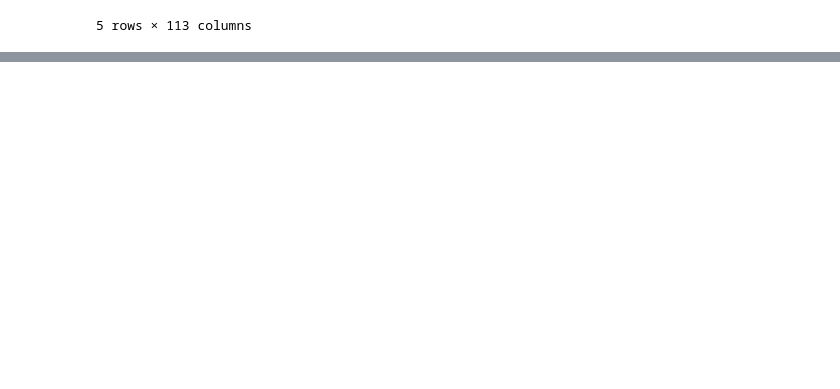
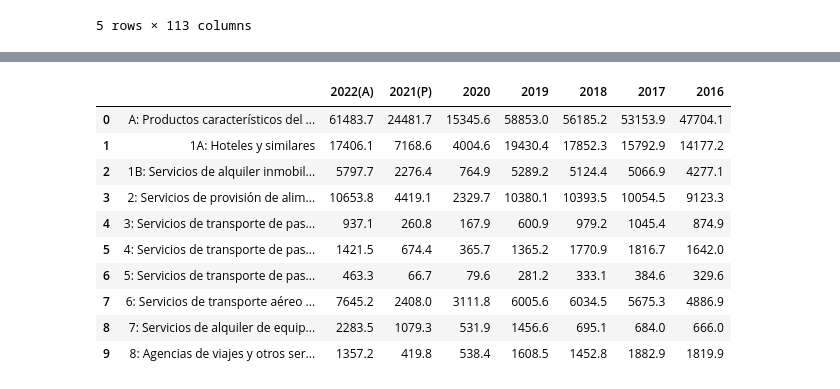
Before and after one commit to Cristianvas198/EDA_Turismo, a Jupyter notebook: 1-Definicion_EDA_turismo.ipynb, the cells around one changed output, grey strips where cells are left out. Saved outputs shown, nothing was run; the diff lists cells and outputs as text; code cells hidden in the pictures; blank space fills up the shorter version.

```diff
--- a/1-Definicion_EDA_turismo.ipynb
+++ b/1-Definicion_EDA_turismo.ipynb
@@ -100,3 +117,15 @@ df_1.head()
 # %%
 # Quinto dataset
-df_1.head()
+df_5.head(10)
+# %% [output]
+|  |  | 2022(A) | 2021(P) | 2020 | 2019 | 2018 | 2017 | 2016 |
+| 0 | A: Productos característicos del ... | 61483.7 | 24481.7 | 15345.6 | 58853.0 | 56185.2 | 53153.9 | 47704.1 |
+| 1 | 1A: Hoteles y similares | 17406.1 | 7168.6 | 4004.6 | 19430.4 | 17852.3 | 15792.9 | 14177.2 |
+| 2 | 1B: Servicios de alquiler inmobil... | 5797.7 | 2276.4 | 764.9 | 5289.2 | 5124.4 | 5066.9 | 4277.1 |
+| 3 | 2: Servicios de provisión de alim... | 10653.8 | 4419.1 | 2329.7 | 10380.1 | 10393.5 | 10054.5 | 9123.3 |
+| 4 | 3: Servicios de transporte de pas... | 937.1 | 260.8 | 167.9 | 600.9 | 979.2 | 1045.4 | 874.9 |
+| 5 | 4: Servicios de transporte de pas... | 1421.5 | 674.4 | 365.7 | 1365.2 | 1770.9 | 1816.7 | 1642.0 |
+| 6 | 5: Servicios de transporte de pas... | 463.3 | 66.7 | 79.6 | 281.2 | 333.1 | 384.6 | 329.6 |
+| 7 | 6: Servicios de transporte aéreo ... | 7645.2 | 2408.0 | 3111.8 | 6005.6 | 6034.5 | 5675.3 | 4886.9 |
+| 8 | 7: Servicios de alquiler de equip... | 2283.5 | 1079.3 | 531.9 | 1456.6 | 695.1 | 684.0 | 666.0 |
+| 9 | 8: Agencias de viajes y otros ser... | 1357.2 | 419.8 | 538.4 | 1608.5 | 1452.8 | 1882.9 | 1819.9 |
```
Also changed, not shown: parts of 4 cells of this notebook, 3 other files.
